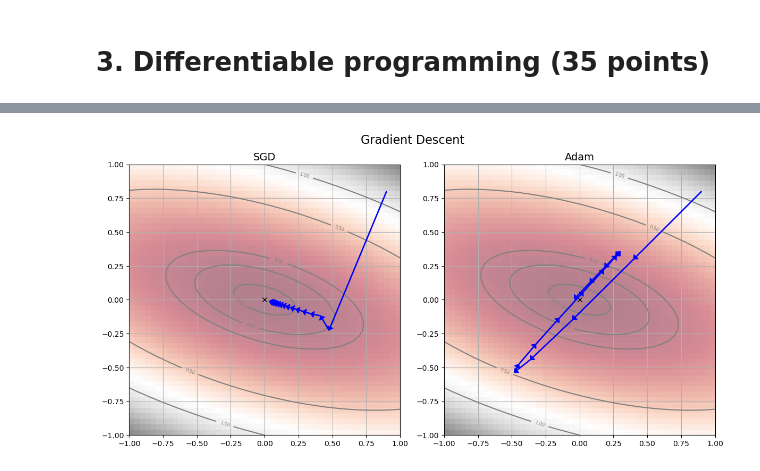
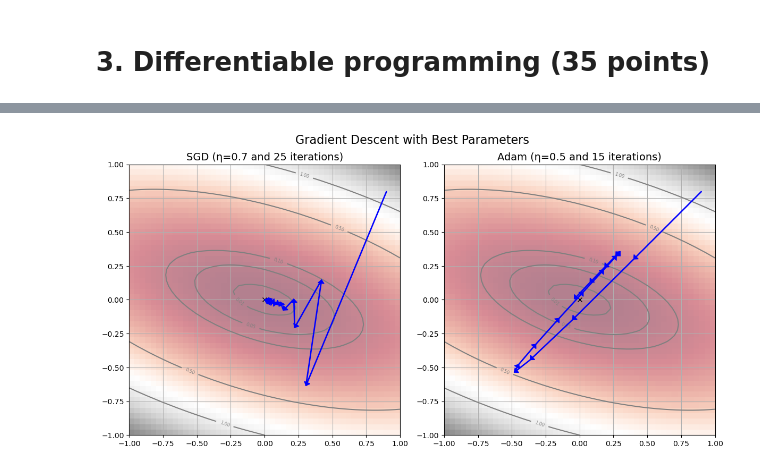
Before and after one commit to henrikdchristensen/DIKU-MLA-A5-Classification-and-DifferentiableProgramming, a Jupyter notebook: notebook.ipynb, the cells around one changed output, grey strips where cells are left out. Cells and saved outputs as stored; diff of their text form; code cells hidden in the pictures.

```diff
--- a/notebook.ipynb
+++ b/notebook.ipynb
@@ -425,12 +376,15 @@ import torch
 # Parameter affecting the shape of the quadratic function
 p_f = 0.5
 
+# Range for plotting the function
+r = 1.
+
 # Quadratic function definition
 def f(x, y):
     """Compute the value of the function for given x and y."""
     return (p_f*x)**2 + y**2 + p_f*x*y
 
-def gradient_descent_plot(optimizer_type, p_x, p_y, r, n_iter, ax):
+def gradient_descent_plot(optimizer_type, p_x, p_y, r, eta, n_iter, ax):
     """
     Plot the contour of the function and the gradient descent path on the given axis.
 
@@ -460,7 +414,7 @@ def gradient_descent_plot(optimizer_type, p_x, p_y, r, n_iter, ax):
         ax.arrow(p_x[i], p_y[i], p_x[i+1]-p_x[i], p_y[i+1]-p_y[i], width=.005, head_width=.045, head_length=.025, length_includes_head=True, fc='b', ec='b', zorder=10)
 
     # Set title for the given axis
-    ax.set_title(f'{optimizer_type}', fontsize=14)
+    ax.set_title(f'{optimizer_type} (η={eta} and {n_iter} iterations)', fontsize=14)
     ax.grid(True)
 
 def perform_gradient_descent(optimizer_type, eta, n_iter, r, ax):
@@ -468,7 +422,7 @@ def perform_gradient_descent(optimizer_type, eta, n_iter, r, ax):
     Perform gradient descent optimization and store the path.
 
     Parameters:
-    - optimizer_type: Type of optimizer to use ("SGD" or "Adam").
+    - optimizer_type: Type of optimizer to use ('SGD' or 'Adam').
     - eta: Learning rate.
     - n_iter: Number of iterations.
     - r: Range for initial point.
@@ -485,12 +439,12 @@ def perform_gradient_descent(optimizer_type, eta, n_iter, r, ax):
     p_y = [y.item()]
 
     # Choose optimizer based on input
-    if optimizer_type == "SGD":
+    if optimizer_type == 'SGD':
         optimizer = torch.optim.SGD([x, y], lr=eta)
-    elif optimizer_type == "Adam":
+    elif optimizer_type == 'Adam':
         optimizer = torch.optim.Adam([x, y], lr=eta)
     else:
-        raise ValueError("Unsupported optimizer type")
+        raise ValueError('Unsupported optimizer type')
 
     # Gradient descent loop
     for i in range(n_iter):
@@ -501,23 +455,72 @@ def perform_gradient_descent(optimizer_type, eta, n_iter, r, ax):
         p_y.append(y.item())
 
     # Plot the results of gradient descent
-    gradient_descent_plot(optimizer_type, p_x, p_y, r, n_iter, ax)
+    gradient_descent_plot(optimizer_type, p_x, p_y, r, eta, n_iter, ax)
 
-# Range for plotting the function
-r = 1.
+def gradient_descent_grid_search(optimizer_type, learning_rates, iterations, r):
+    best_eta = None
+    best_n_iter = None
+    best_value = float('inf')
 
-# Create a single figure with two subplots for SGD and Adam
+    print('-' * 50)
+    print(f'All results for {optimizer_type}:')
+    print('-' * 50)
+
+    combination_count = 1
+    for eta in learning_rates:
+        for n_iter in iterations:
+            x = torch.ones(1, requires_grad=True)
+            y = torch.ones(1, requires_grad=True)
+            with torch.no_grad():
+                x *= 0.9*r
+                y *= 0.8*r
+            if optimizer_type == 'SGD':
+                optimizer = torch.optim.SGD([x, y], lr=eta)
+            elif optimizer_type == 'Adam':
+                optimizer = torch.optim.Adam([x, y], lr=eta)
+            for _ in range(n_iter):
+                optimizer.zero_grad()
+                f(x, y).backward()
+                optimizer.step()
+            value = f(x, y).item()
+
+            # Print the results for this combination
+            print(f'Combination {combination_count}:')
+            print(f'Learning Rate: {eta}, Iterations: {n_iter}')
+            print(f'Final value of function: {value}')
+            print('-' * 50)
+
+            if value < best_value:
+                best_value = value
+                best_eta = eta
+                best_n_iter = n_iter
+
+            combination_count += 1
+
+    print(f'Best Combination:')
+    print(f'Learning Rate: {best_eta}, Iterations: {best_n_iter}')
+    print(f'Final value of function: {best_value}')
+    print('-' * 50)
+
+    return best_eta, best_n_iter, best_value
+
+# Define a range of learning rates and iterations to search over
+learning_rates = [0.1, 0.3, 0.5, 0.7, 0.9]
+iterations = [5, 10, 15, 20, 25]
+
+# Find the best parameters for SGD
+best_eta_sgd, best_n_iter_sgd, best_value_sgd = gradient_descent_grid_search('SGD', learning_rates, iterations, r)
+
+# Find the best parameters for Adam
+best_eta_adam, best_n_iter_adam, best_value_adam = gradient_descent_grid_search('Adam', learning_rates, iterations, r)
+
+# Plot using the best parameters
 fig, (ax1, ax2) = plt.subplots(1, 2, figsize=(12, 6))
+perform_gradient_descent('SGD', best_eta_sgd, best_n_iter_sgd, r, ax=ax1)
+perform_gradient_descent('Adam', best_eta_adam, best_n_iter_adam, r, ax=ax2)
 
-# Perform and plot gradient descent using SGD optimizer on the first subplot
-perform_gradient_descent("SGD", eta = 0.5, n_iter = 15, r = r, ax=ax1)
-
-# Perform and plot gradient descent using Adam optimizer on the second subplot
-perform_gradient_descent("Adam", eta = 0.5, n_iter = 15, r = r, ax=ax2)
-
-# Adjust layout and show the combined plot
 plt.tight_layout()
-plt.suptitle('Gradient Descent', fontsize=16, y=1.02)
+plt.suptitle('Gradient Descent with Best Parameters', fontsize=16, y=1.02)
 plt.savefig('output/gradient_descent.png')
 plt.show()
 # %% [output]
@@ -524 +544 @@ plt.show()
-[figure, old version]
+[figure, new version]
```
Also changed, not shown: parts of 16 cells of this notebook, 7 other files.
